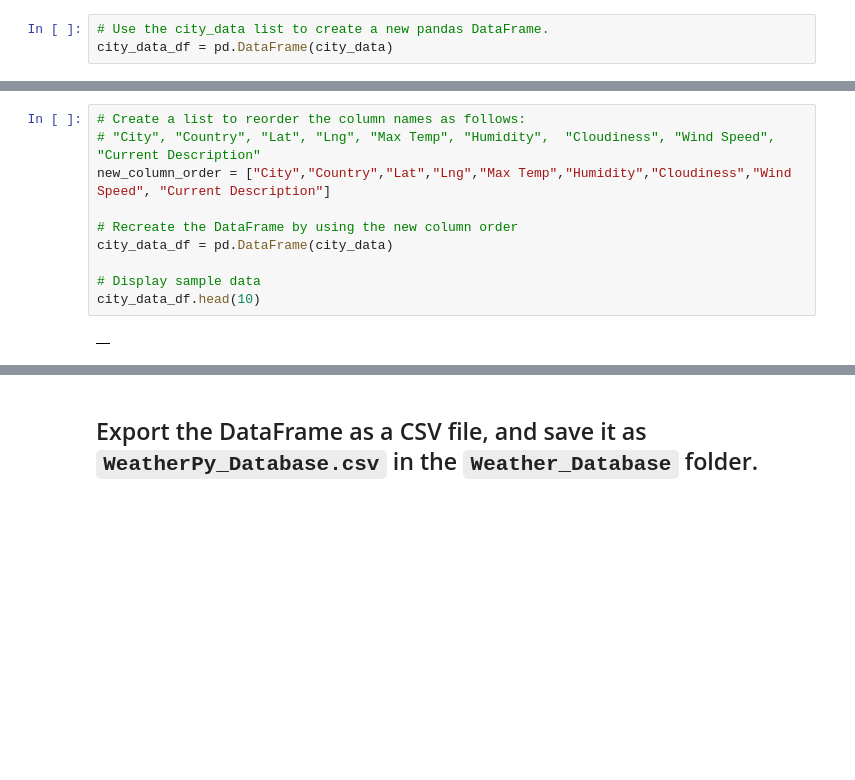
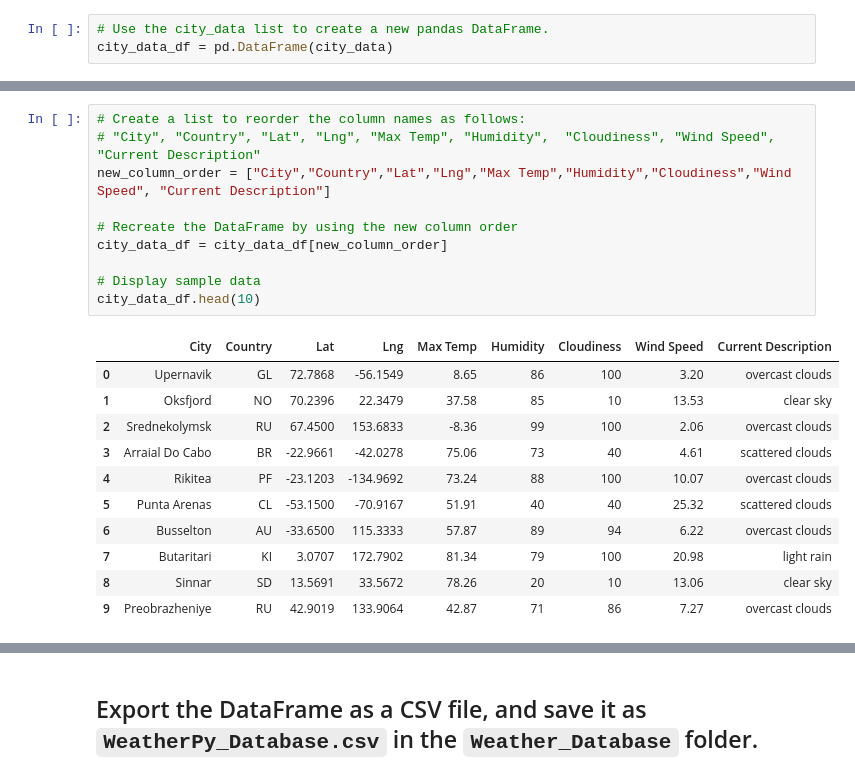
Before and after one commit to margomerritt/World_Weather_Analysis, a Jupyter notebook: Weather_Database/Weather_Database.ipynb, the cells around one changed output, grey strips where cells are left out. Drawn from its saved outputs; the diff is of its cells as text; blank space fills up the shorter version.

```diff
--- a/Weather_Database/Weather_Database.ipynb
+++ b/Weather_Database/Weather_Database.ipynb
@@ -200,15 +212,25 @@ Index([], dtype='object')
 # %%
 # Create a list to reorder the column names as follows:
 # "City", "Country", "Lat", "Lng", "Max Temp", "Humidity",  "Cloudiness", "Wind Speed",  "Current Description"
 new_column_order = ["City","Country","Lat","Lng","Max Temp","Humidity","Cloudiness","Wind Speed", "Current Description"]
 
 # Recreate the DataFrame by using the new column order
-city_data_df = pd.DataFrame(city_data)
+city_data_df = city_data_df[new_column_order]
 
 # Display sample data
 city_data_df.head(10)
 # %% [output]
-|  |
+|  | City | Country | Lat | Lng | Max Temp | Humidity | Cloudiness | Wind Speed | Current Description |
+| 0 | Upernavik | GL | 72.7868 | -56.1549 | 8.65 | 86 | 100 | 3.20 | overcast clouds |
+| 1 | Oksfjord | NO | 70.2396 | 22.3479 | 37.58 | 85 | 10 | 13.53 | clear sky |
+| 2 | Srednekolymsk | RU | 67.4500 | 153.6833 | -8.36 | 99 | 100 | 2.06 | overcast clouds |
+| 3 | Arraial Do Cabo | BR | -22.9661 | -42.0278 | 75.06 | 73 | 40 | 4.61 | scattered clouds |
+| 4 | Rikitea | PF | -23.1203 | -134.9692 | 73.24 | 88 | 100 | 10.07 | overcast clouds |
+| 5 | Punta Arenas | CL | -53.1500 | -70.9167 | 51.91 | 40 | 40 | 25.32 | scattered clouds |
+| 6 | Busselton | AU | -33.6500 | 115.3333 | 57.87 | 89 | 94 | 6.22 | overcast clouds |
+| 7 | Butaritari | KI | 3.0707 | 172.7902 | 81.34 | 79 | 100 | 20.98 | light rain |
+| 8 | Sinnar | SD | 13.5691 | 33.5672 | 78.26 | 20 | 10 | 13.06 | clear sky |
+| 9 | Preobrazheniye | RU | 42.9019 | 133.9064 | 42.87 | 71 | 86 | 7.27 | overcast clouds |
 # %%
 # Display the data types of each column by using the dtypes Pandas function
 city_data_df.dtypes
```
Also changed, not shown: parts of 6 cells of this notebook, 2 other files.
